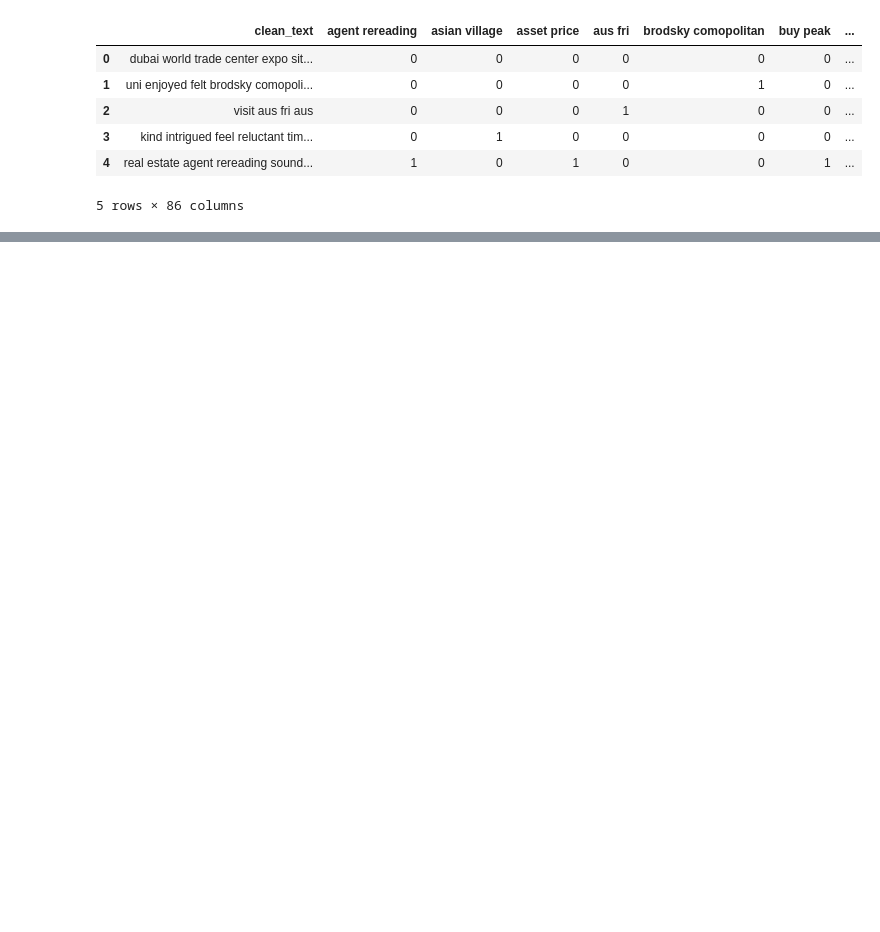
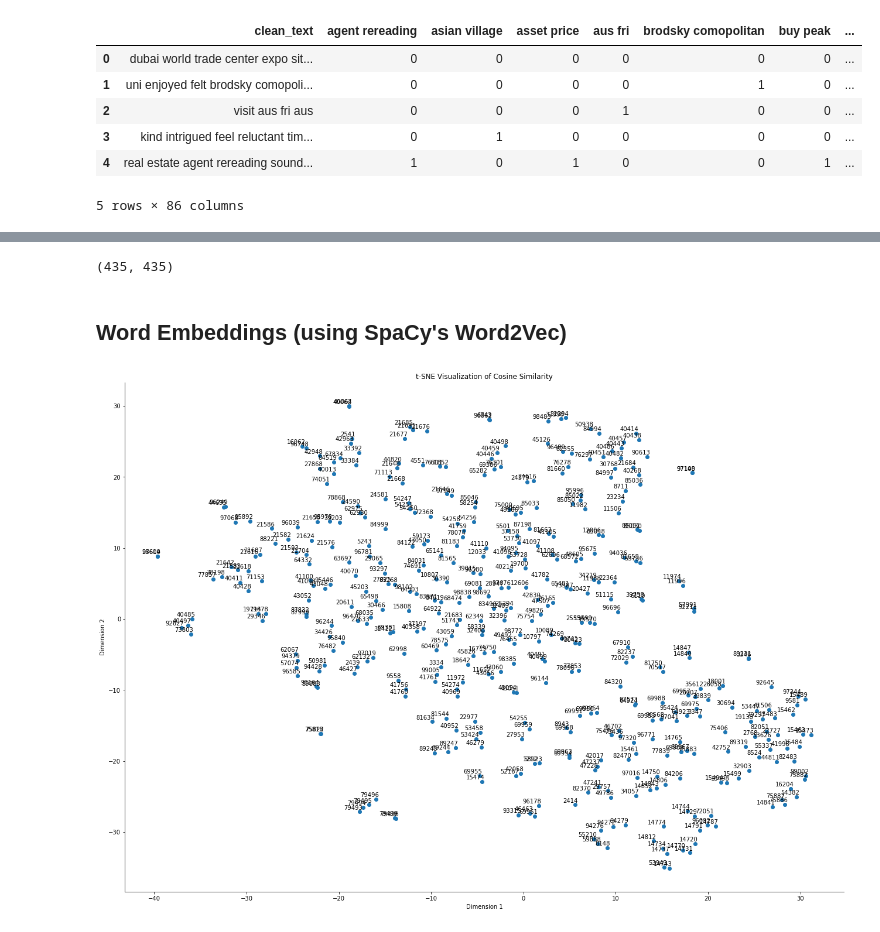
Before and after one commit to luisanomayo/MSc_Thesis_NLP_topic_modelling, a Jupyter notebook: feature representation.ipynb, the cells around one changed output, grey strips where cells are left out. Drawn from its saved outputs; the diff is of its cells as text; code cells hidden in the pictures; blank space fills up the shorter version.

```diff
--- a/feature representation.ipynb
+++ b/feature representation.ipynb
@@ -137,0 +398,3 @@ text_bigram
+# %%
+dewa_health = pd.concat([dewa_df, health_df])
+dewa_health
@@ -137,0 +415,3 @@ text_bigram
+# %%
+#indices of entries in dewa_health dataframe
+sub_indices = dewa_health.index.values.tolist()
@@ -137,0 +420,13 @@ text_bigram
+# %%
+# Initialize an instance of tf-idf Vectorizer
+tfidf_vectorizer = TfidfVectorizer()
+
+#convert list of tokenized words to strings
+corpus= dewa_health['tokens'].apply(lambda token: ' '.join(token))
+
+# Generate the tf-idf vectors for the corpus
+tfidf_matrix = tfidf_vectorizer.fit_transform(corpus)
+
+# compute and print the cosine similarity matrix
+cosine_sim = cosine_similarity(tfidf_matrix, tfidf_matrix)
+print(cosine_sim)
@@ -137,0 +441,31 @@ text_bigram
+# %%
+cosine_sim.shape
+# %% [output]
+(435, 435)
+# %% [markdown]
+## **Word Embeddings (using SpaCy's Word2Vec)**
+# %%
+# Apply t-SNE for dimensionality reduction
+tsne = TSNE(n_components=2, random_state=42)
+tsne_result = tsne.fit_transform(cosine_sim)
+
+plt.figure(figsize=(22, 16))
+
+# Plot the t-SNE embeddings
+plt.scatter(tsne_result[:, 0], tsne_result[:, 1])
+
+# Annotate each point with the corresponding document index
+for i, index in enumerate(sub_indices):
+    plt.annotate(str(index), xy=(tsne_result[i, 0], tsne_result[i, 1]), xytext=(5, 2),
+                 textcoords='offset points', ha='right', va='bottom')
+
+plt.title('t-SNE Visualization of Cosine Similarity')
+plt.xlabel('Dimension 1')
+plt.ylabel('Dimension 2')
+
+#save plot as image
+plt.savefig('Data/tfidf_cosine_similarity_tsne.png')
+
+plt.show()
+# %% [output]
+[figure, added]
```
Also changed, not shown: parts of 21 cells of this notebook, 2 other files.
